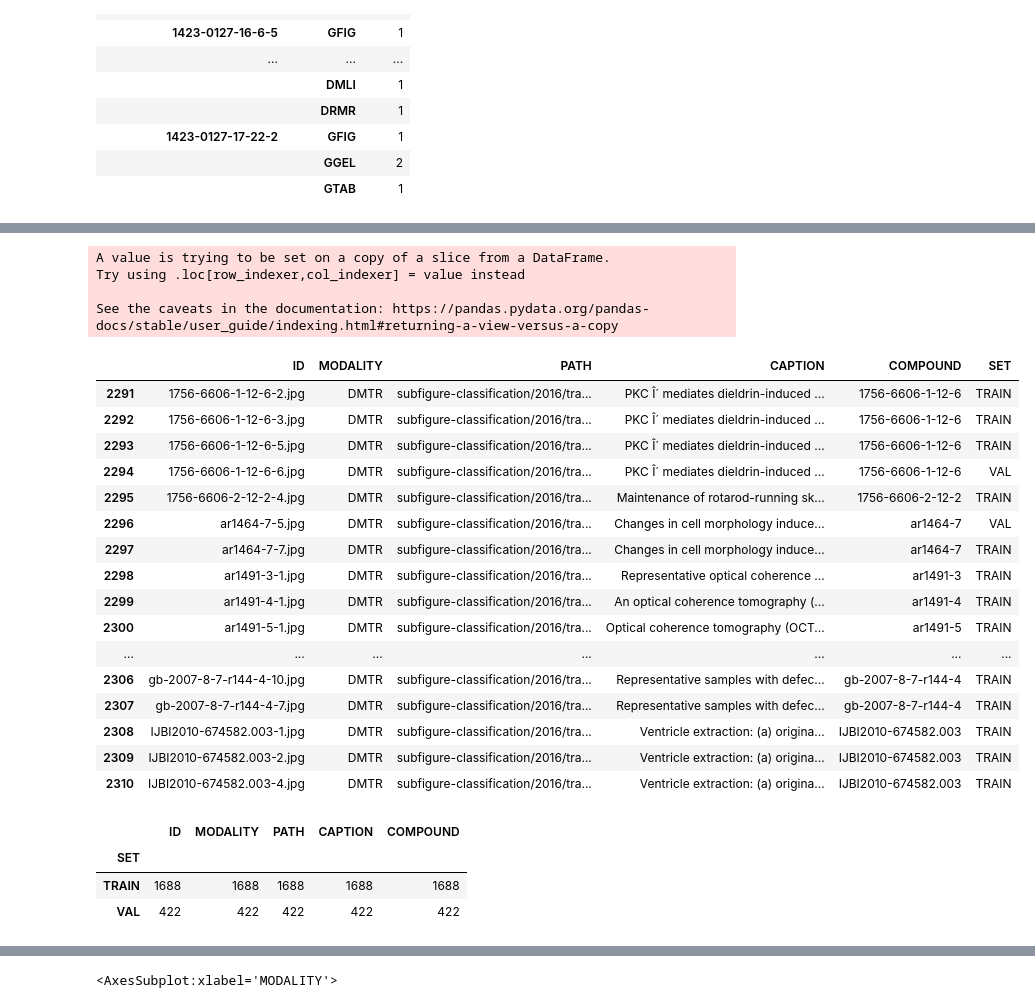
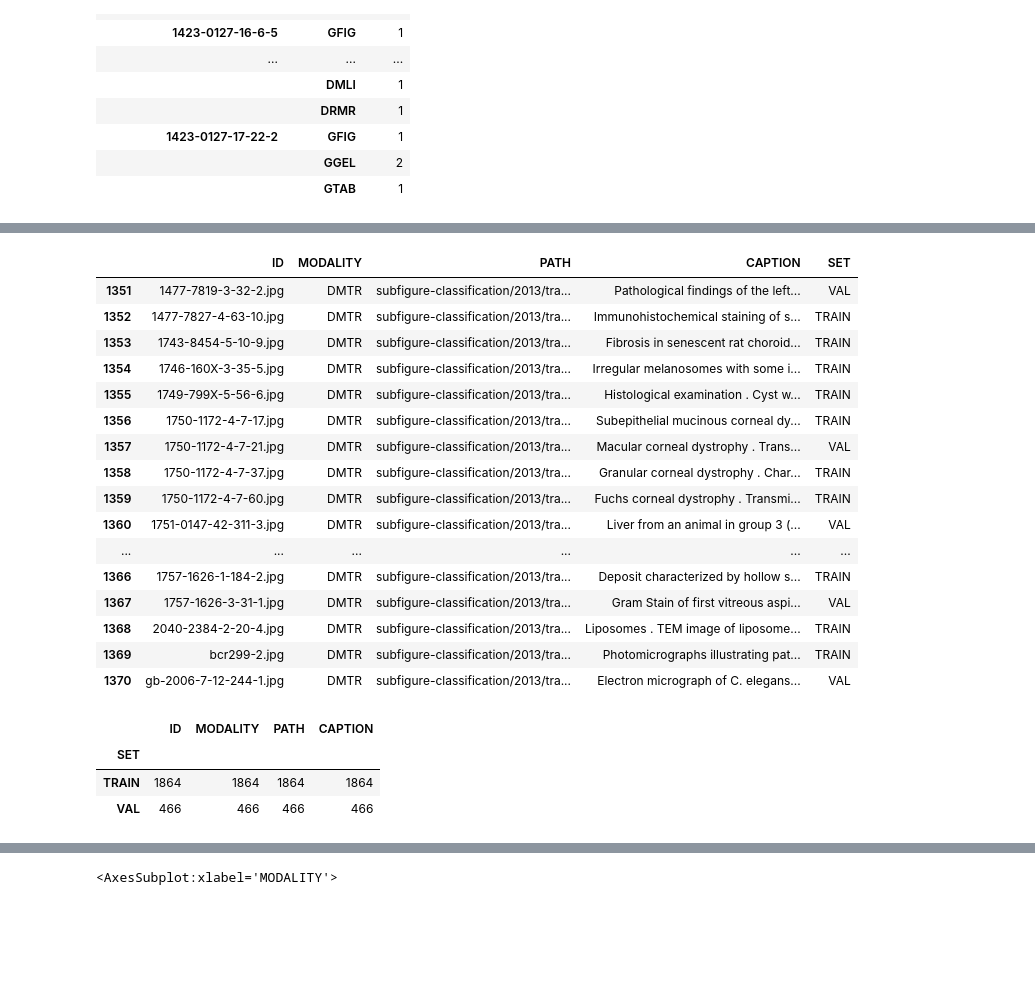
Before and after one commit to jtrells/biomedical-image-classification, a Jupyter notebook: nb/captions_validating_clef16_set.ipynb, the cells around one changed output, grey strips where cells are left out. Cells and saved outputs as stored; diff of their text form; code cells hidden in the pictures; blank space fills up the shorter version.

```diff
--- a/nb/captions_validating_clef16_set.ipynb
+++ b/nb/captions_validating_clef16_set.ipynb
@@ -263,3 +262,7 @@ df_train.head()
 | 2 | 1423-0127-17-34-3-1.jpg | D3DR | subfigure-classification/2016/tra... | Three domains of AAG A (or C)-cha... | 1423-0127-17-34-3 |
 | 3 | 1423-0127-17-34-3-2.jpg | D3DR | subfigure-classification/2016/tra... | Three domains of AAG A (or C)-cha... | 1423-0127-17-34-3 |
 | 4 | 1423-0127-17-34-3-3.jpg | D3DR | subfigure-classification/2016/tra... | Three domains of AAG A (or C)-cha... | 1423-0127-17-34-3 |
+# %%
+# get rid of samples without captions
+df13_train = df13_train[df13_train['CAPTION'] != 'NULL']
+df13_train.head()
@@ -266,7 +276,7 @@ df_train.head()
 # %%
-x = df16_train[['ID', 'COMPOUND', 'MODALITY']].groupby(['COMPOUND', 'MODALITY']).agg(['count'])
+# x = df16_train[['ID', 'COMPOUND', 'MODALITY']].groupby(['COMPOUND', 'MODALITY']).agg(['count'])
 # x = df16_train[['ID', 'COMPOUND', 'MODALITY']].groupby(['COMPOUND', 'MODALITY']).size()
-x.head(20)
+# x.head(20)
 # %% [output]
 |  |  | ID |
 |  |  | count |
@@ -289,9 +299,11 @@ x.head(20)
 |  | GTAB | 1 |
 # %%
 df16_microscopy_train = df16_train[df16_train['MODALITY'].isin(['DMFL', 'DMTR', 'DMLI', 'DMEL'])]
+df13_microscopy_train = df13_train[df13_train['MODALITY'].isin(['DMFL', 'DMTR', 'DMLI', 'DMEL'])]
 df16_microscopy_test  = df16_test[df16_test['MODALITY'].isin(['DMFL', 'DMTR', 'DMLI', 'DMEL'])]
 
-print(df16_microscopy_train.shape, df16_microscopy_test.shape)
-df16_microscopy_train.reset_index()
-df16_microscopy_train.head()
+print(df16_microscopy_train.shape, df13_microscopy_train.shape, df16_microscopy_test.shape)
+# df16_microscopy_train.reset_index()
+df13_16_microscopy_train = pd.concat([df16_microscopy_train, df13_microscopy_train])
+df13_16_microscopy_train.head()
 # %% [output]
@@ -314,43 +317,39 @@ df16_microscopy_test.head()
 # %%
 from sklearn.model_selection import train_test_split
-train, val = train_test_split(df16_microscopy_train,
+train, val = train_test_split(df13_16_microscopy_train,
                               test_size=0.2,
                               random_state=43,
                               shuffle=True,
-                              stratify=df16_microscopy_train['MODALITY'])
+                              stratify=df13_16_microscopy_train['MODALITY'])
 # %%
-df16_microscopy_train['SET'] = df16_microscopy_train.apply(
+df13_16_microscopy_train['SET'] = df13_16_microscopy_train.apply(
     lambda x: 'TRAIN' if x['ID'] in train['ID'].values else 'VAL', axis=1)
-df16_microscopy_train.tail(20)
+df13_16_microscopy_train.tail(20)
 # %% [output]
-A value is trying to be set on a copy of a slice from a DataFrame.
-Try using .loc[row_indexer,col_indexer] = value instead
-
-See the caveats in the documentation: https://pandas.pydata.org/pandas-docs/stable/user_guide/indexing.html#returning-a-view-versus-a-copy
-|  | ID | MODALITY | PATH | CAPTION | COMPOUND | SET |
-| 2291 | 1756-6606-1-12-6-2.jpg | DMTR | subfigure-classification/2016/tra... | PKC Î´ mediates dieldrin-induced ... | 1756-6606-1-12-6 | TRAIN |
-| 2292 | 1756-6606-1-12-6-3.jpg | DMTR | subfigure-classification/2016/tra... | PKC Î´ mediates dieldrin-induced ... | 1756-6606-1-12-6 | TRAIN |
-| 2293 | 1756-6606-1-12-6-5.jpg | DMTR | subfigure-classification/2016/tra... | PKC Î´ mediates dieldrin-induced ... | 1756-6606-1-12-6 | TRAIN |
-| 2294 | 1756-6606-1-12-6-6.jpg | DMTR | subfigure-classification/2016/tra... | PKC Î´ mediates dieldrin-induced ... | 1756-6606-1-12-6 | VAL |
-| 2295 | 1756-6606-2-12-2-4.jpg | DMTR | subfigure-classification/2016/tra... | Maintenance of rotarod-running sk... | 1756-6606-2-12-2 | TRAIN |
-| 2296 | ar1464-7-5.jpg | DMTR | subfigure-classification/2016/tra... | Changes in cell morphology induce... | ar1464-7 | VAL |
-| 2297 | ar1464-7-7.jpg | DMTR | subfigure-classification/2016/tra... | Changes in cell morphology induce... | ar1464-7 | TRAIN |
-| 2298 | ar1491-3-1.jpg | DMTR | subfigure-classification/2016/tra... | Representative optical coherence ... | ar1491-3 | TRAIN |
-| 2299 | ar1491-4-1.jpg | DMTR | subfigure-classification/2016/tra... | An optical coherence tomography (... | ar1491-4 | TRAIN |
-| 2300 | ar1491-5-1.jpg | DMTR | subfigure-classification/2016/tra... | Optical coherence tomography (OCT... | ar1491-5 | TRAIN |
-| ... | ... | ... | ... | ... | ... | ... |
-| 2306 | gb-2007-8-7-r144-4-10.jpg | DMTR | subfigure-classification/2016/tra... | Representative samples with defec... | gb-2007-8-7-r144-4 | TRAIN |
-| 2307 | gb-2007-8-7-r144-4-7.jpg | DMTR | subfigure-classification/2016/tra... | Representative samples with defec... | gb-2007-8-7-r144-4 | TRAIN |
-| 2308 | IJBI2010-674582.003-1.jpg | DMTR | subfigure-classification/2016/tra... | Ventricle extraction: (a) origina... | IJBI2010-674582.003 | TRAIN |
-| 2309 | IJBI2010-674582.003-2.jpg | DMTR | subfigure-classification/2016/tra... | Ventricle extraction: (a) origina... | IJBI2010-674582.003 | TRAIN |
-| 2310 | IJBI2010-674582.003-4.jpg | DMTR | subfigure-classification/2016/tra... | Ventricle extraction: (a) origina... | IJBI2010-674582.003 | TRAIN |
+|  | ID | MODALITY | PATH | CAPTION | SET |
+| 1351 | 1477-7819-3-32-2.jpg | DMTR | subfigure-classification/2013/tra... | Pathological findings of the left... | VAL |
+| 1352 | 1477-7827-4-63-10.jpg | DMTR | subfigure-classification/2013/tra... | Immunohistochemical staining of s... | TRAIN |
+| 1353 | 1743-8454-5-10-9.jpg | DMTR | subfigure-classification/2013/tra... | Fibrosis in senescent rat choroid... | TRAIN |
+| 1354 | 1746-160X-3-35-5.jpg | DMTR | subfigure-classification/2013/tra... | Irregular melanosomes with some i... | TRAIN |
+| 1355 | 1749-799X-5-56-6.jpg | DMTR | subfigure-classification/2013/tra... | Histological examination . Cyst w... | TRAIN |
+| 1356 | 1750-1172-4-7-17.jpg | DMTR | subfigure-classification/2013/tra... | Subepithelial mucinous corneal dy... | TRAIN |
+| 1357 | 1750-1172-4-7-21.jpg | DMTR | subfigure-classification/2013/tra... | Macular corneal dystrophy . Trans... | VAL |
+| 1358 | 1750-1172-4-7-37.jpg | DMTR | subfigure-classification/2013/tra... | Granular corneal dystrophy . Char... | TRAIN |
+| 1359 | 1750-1172-4-7-60.jpg | DMTR | subfigure-classification/2013/tra... | Fuchs corneal dystrophy . Transmi... | TRAIN |
+| 1360 | 1751-0147-42-311-3.jpg | DMTR | subfigure-classification/2013/tra... | Liver from an animal in group 3 (... | VAL |
+| ... | ... | ... | ... | ... | ... |
+| 1366 | 1757-1626-1-184-2.jpg | DMTR | subfigure-classification/2013/tra... | Deposit characterized by hollow s... | TRAIN |
+| 1367 | 1757-1626-3-31-1.jpg | DMTR | subfigure-classification/2013/tra... | Gram Stain of first vitreous aspi... | VAL |
+| 1368 | 2040-2384-2-20-4.jpg | DMTR | subfigure-classification/2013/tra... | Liposomes . TEM image of liposome... | TRAIN |
+| 1369 | bcr299-2.jpg | DMTR | subfigure-classification/2013/tra... | Photomicrographs illustrating pat... | TRAIN |
+| 1370 | gb-2006-7-12-244-1.jpg | DMTR | subfigure-classification/2013/tra... | Electron micrograph of C. elegans... | VAL |
 # %%
-df16_microscopy_train.groupby(['SET']).count()
+df13_16_microscopy_train.groupby(['SET']).count()
 # %% [output]
-|  | ID | MODALITY | PATH | CAPTION | COMPOUND |
-| SET |  |  |  |  |  |
-| TRAIN | 1688 | 1688 | 1688 | 1688 | 1688 |
-| VAL | 422 | 422 | 422 | 422 | 422 |
+|  | ID | MODALITY | PATH | CAPTION |
+| SET |  |  |  |  |
+| TRAIN | 1864 | 1864 | 1864 | 1864 |
+| VAL | 466 | 466 | 466 | 466 |
 # %%
 df16_microscopy_test['SET'] = 'TEST'
 df16_microscopy_test.head()
```
Also changed, not shown: parts of 21 cells of this notebook, 6 other files.
